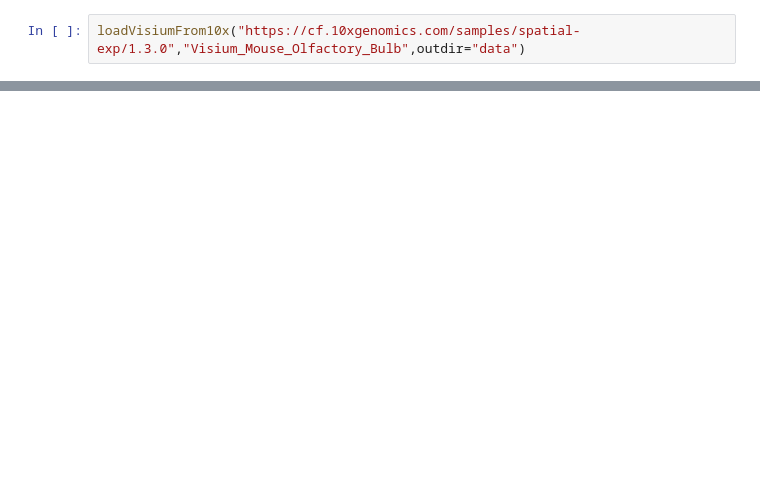
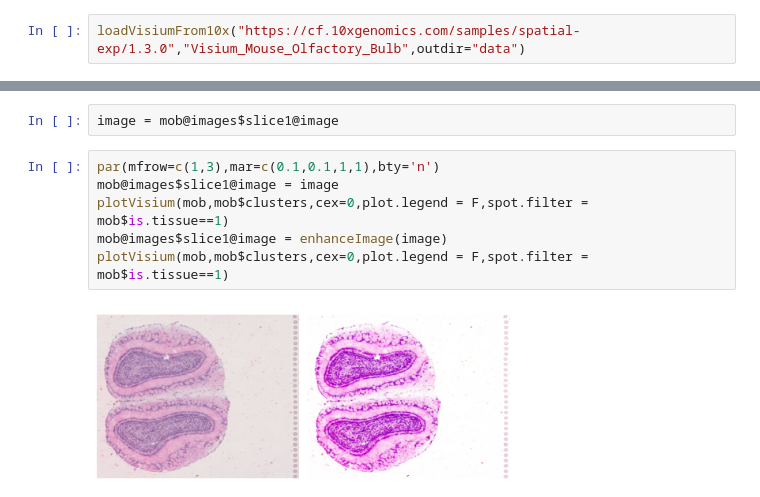
Before and after one commit to cellgeni/visutils, a Jupyter notebook: examples/visium.visualization.ipynb, the cells around one changed output, grey strips where cells are left out. Cells and saved outputs as stored; diff of their text form; blank space fills up the shorter version.

```diff
--- a/examples/visium.visualization.ipynb
+++ b/examples/visium.visualization.ipynb
@@ -54,0 +60,10 @@ plotVisium(mob,mob$clusters,xaxt='s',yaxt='s')
+# %%
+image = mob@images$slice1@image
+# %%
+par(mfrow=c(1,3),mar=c(0.1,0.1,1,1),bty='n')
+mob@images$slice1@image = image
+plotVisium(mob,mob$clusters,cex=0,plot.legend = F,spot.filter = mob$is.tissue==1)
+mob@images$slice1@image = enhanceImage(image)
+plotVisium(mob,mob$clusters,cex=0,plot.legend = F,spot.filter = mob$is.tissue==1)
+# %% [output]
+[figure, added]
```
Also changed, not shown: parts of 20 cells of this notebook, 7 other files.
